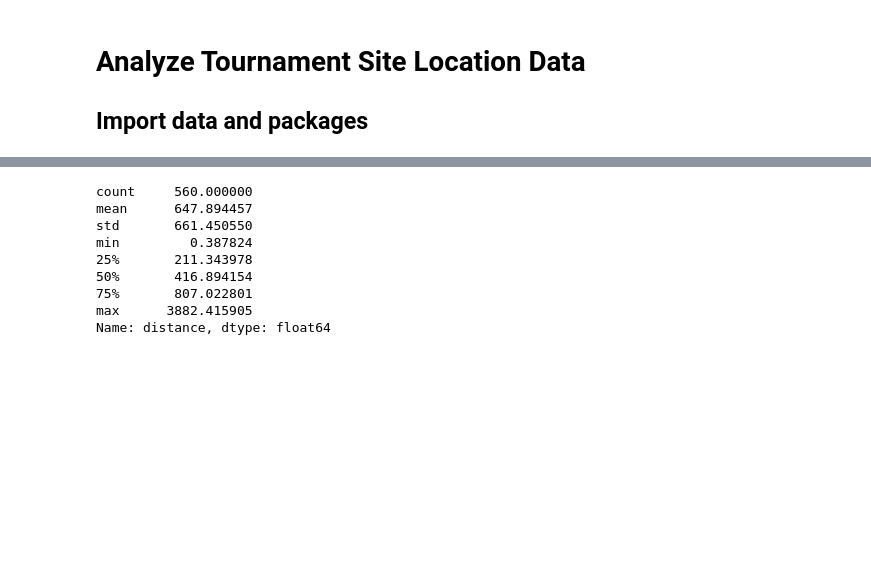
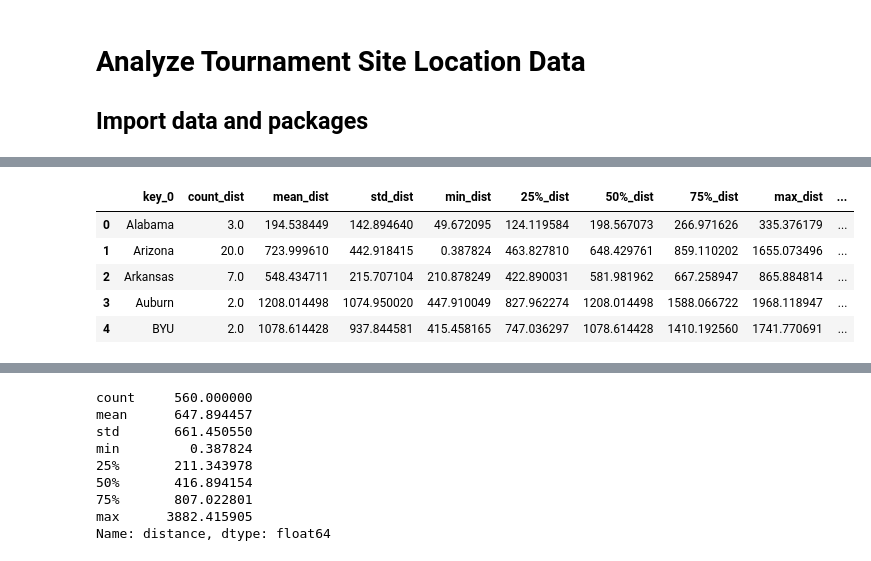
Before and after one commit to laurenoldham1202/final-project, a Jupyter notebook: notebooks/analysis.ipynb, the cells around one changed output, grey strips where cells are left out. Drawn from its saved outputs; the diff is of its cells as text; code cells hidden in the pictures; blank space fills up the shorter version.

```diff
--- a/notebooks/analysis.ipynb
+++ b/notebooks/analysis.ipynb
@@ -109,0 +46,7 @@ y['mean'].mean()
+# %%
+# group dataframe by schools and apply describe method
+schoolsWeighted = data.groupby('school_common_name').describe()
+
+# preserve the weighted distance aggregation only
+schoolsWtDistAgg = schoolsWeighted.weightedDist
+schoolsWtDistAgg.head()
@@ -109,0 +61,4 @@ y['mean'].mean()
+# %%
+# preserve the distance aggregation only
+schoolsDistAgg = schoolsWeighted.distance
+schoolsDistAgg.head()
@@ -109,0 +77,8 @@ y['mean'].mean()
+# %%
+# concatenate `_wtDist` to each column and apply to weighted distance dataframe
+schoolsWtDistAgg.columns = [col + '_wtDist' for col in schoolsWtDistAgg.columns]
+display(schoolsWtDistAgg.head())
+
+# concatenate `_dist` to each column and apply to UNweighted distance dataframe
+schoolsDistAgg.columns = [col + '_dist' for col in schoolsDistAgg.columns]
+schoolsDistAgg.head()
@@ -109,0 +104,11 @@ y['mean'].mean()
+# %%
+# append two dataframes into one
+aggs = pd.merge(schoolsDistAgg, schoolsWtDistAgg, left_on=schoolsDistAgg.index.get_level_values('school_common_name'), right_on=schoolsWtDistAgg.index.get_level_values('school_common_name'))
+aggs.head()
+# %% [output]
+|  | key_0 | count_dist | mean_dist | std_dist | min_dist | 25%_dist | 50%_dist | 75%_dist | max_dist | ... |
+| 0 | Alabama | 3.0 | 194.538449 | 142.894640 | 49.672095 | 124.119584 | 198.567073 | 266.971626 | 335.376179 | ... |
+| 1 | Arizona | 20.0 | 723.999610 | 442.918415 | 0.387824 | 463.827810 | 648.429761 | 859.110202 | 1655.073496 | ... |
+| 2 | Arkansas | 7.0 | 548.434711 | 215.707104 | 210.878249 | 422.890031 | 581.981962 | 667.258947 | 865.884814 | ... |
+| 3 | Auburn | 2.0 | 1208.014498 | 1074.950020 | 447.910049 | 827.962274 | 1208.014498 | 1588.066722 | 1968.118947 | ... |
+| 4 | BYU | 2.0 | 1078.614428 | 937.844581 | 415.458165 | 747.036297 | 1078.614428 | 1410.192560 | 1741.770691 | ... |
```
Also changed, not shown: parts of 21 cells of this notebook, 8 other files.
